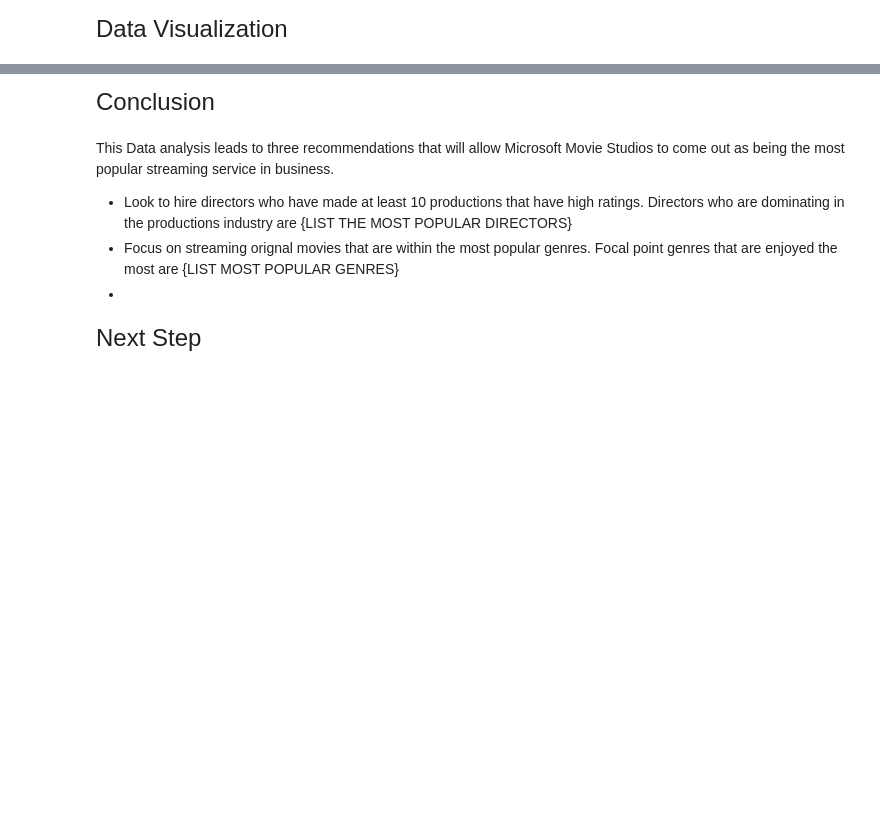
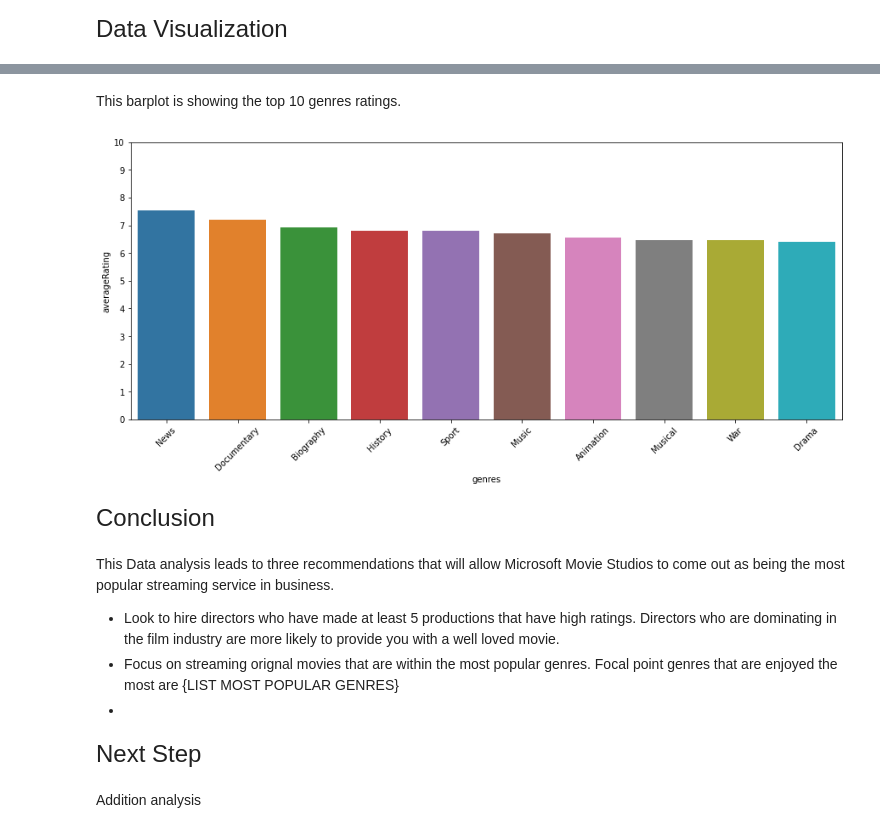
Before and after one commit to pjlannoo/Movie-Data-Analysis-Project, a Jupyter notebook: Notebooks/General Notebook.ipynb, the cells around one changed output, grey strips where cells are left out. Cells and saved outputs as stored; diff of their text form; code cells hidden in the pictures; blank space fills up the shorter version.

```diff
--- a/Notebooks/General Notebook.ipynb
+++ b/Notebooks/General Notebook.ipynb
@@ -24,2 +160,23 @@ import matplotlib as plt
+# %%
+uniqueGenreData = pd.read_sql("""
+
+SELECT mr.averagerating AS rating,
+    mb.genres,
+    mb.primary_title AS title
+FROM movie_basics AS mb
+    JOIN movie_ratings AS mr
+        ON mb.movie_id = mr.movie_id
+WHERE numvotes > 500
+
+""",con)
+
+uniqueGenreData['genres'] = uniqueGenreData['genres'].str.split(',')
+# %%
+singleGenreRatings = uniqueGenreData.explode('genres').groupby('genres').agg(['mean'])
+# %%
+singleGenreRatings['averageRating'] = singleGenreRatings[('rating','mean')]
+singleGenreRatings = singleGenreRatings.drop(labels=('rating','mean'),axis=1)
+# %%
+singleGenreRatings = singleGenreRatings.sort_values('averageRating',ascending=False)
 # %% [markdown]
 <font size="5">Data Visualization</font>
@@ -26,8 +203,19 @@ import matplotlib as plt
+# %% [markdown]
+This barplot is showing the top 10 genres ratings.
+# %%
+fig,ax = plt.subplots(figsize=(15,6))
+
+sns.barplot(data=singleGenreRatings[:10],x=singleGenreRatings.index[:10],y='averageRating')
+
+plt.xticks(rotation=45);
+plt.yticks(range(11));
+# %% [output]
+[figure, added]
 # %% [markdown]
 <font size="5">Conclusion</font>
 # %% [markdown]
 This Data analysis leads to three recommendations that will allow Microsoft Movie Studios to come out as being the most popular streaming service in business.
-- Look to hire directors who have made at least 10 productions that have high ratings. Directors who are dominating in the productions industry are {LIST THE MOST POPULAR DIRECTORS}
+- Look to hire directors who have made at least 5 productions that have high ratings. Directors who are dominating in the film industry are more likely to provide you with a well loved movie.
 - Focus on streaming orignal movies that are within the most popular genres. Focal point genres that are enjoyed the most are {LIST MOST POPULAR GENRES}
 -
 # %% [markdown]
@@ -36,0 +223,2 @@ Addition analysis
+# %% [markdown]
+Addition analysis
```
Also changed, not shown: parts of 28 cells of this notebook.
